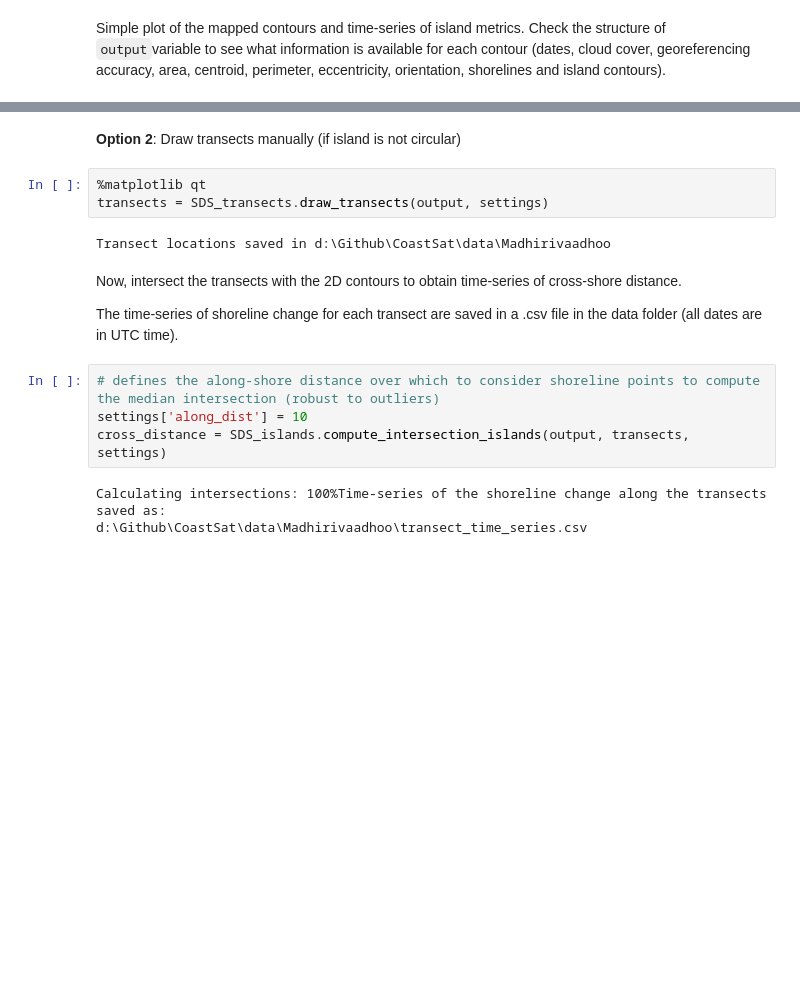
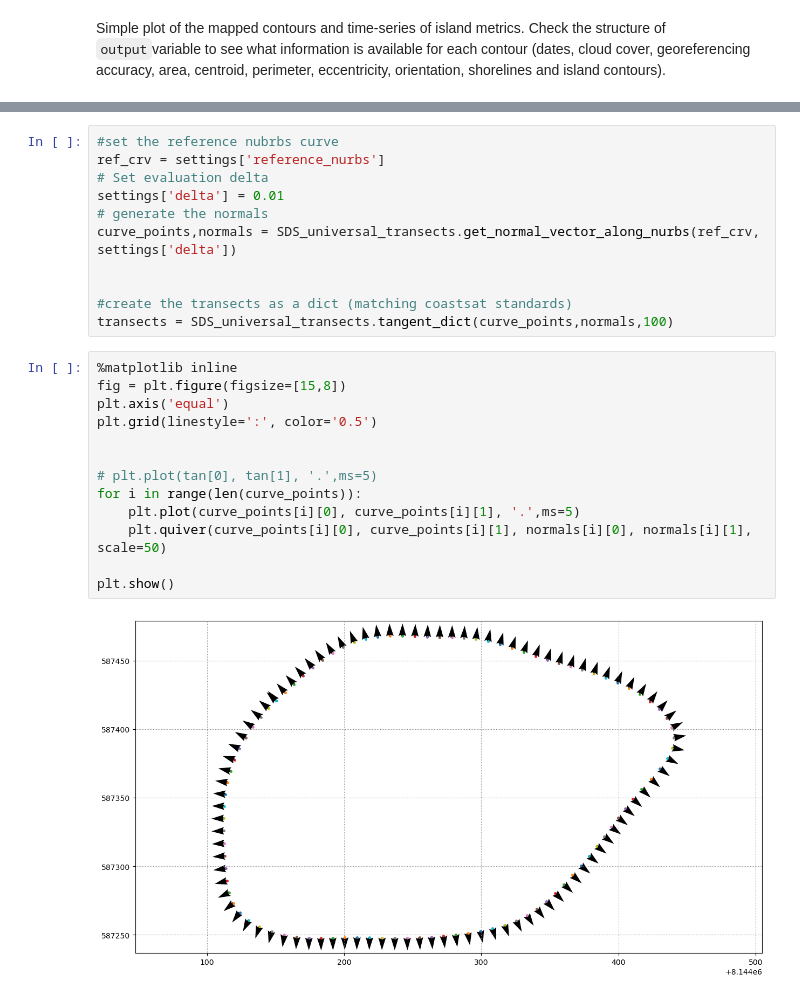
Before and after one commit to Wzesk/CoastSat, a Jupyter notebook: Madhirivaadhoo_island.ipynb, the cells around one changed output, grey strips where cells are left out. Drawn from its saved outputs; the diff is of its cells as text; blank space fills up the shorter version.

```diff
--- a/Madhirivaadhoo_island.ipynb
+++ b/Madhirivaadhoo_island.ipynb
@@ -236,18 +171,26 @@ plt.plot(settings['island_center'][0],settings['island_center'][1],'ro')
-# %% [markdown]
-**Option 2**: Draw transects manually (if island is not circular)
-# %%
-%matplotlib qt
-transects = SDS_transects.draw_transects(output, settings)
-# %% [output]
-Transect locations saved in d:\Github\CoastSat\data\Madhirivaadhoo
-# %% [markdown]
-Now, intersect the transects with the 2D contours to obtain time-series of cross-shore distance.
-
-The time-series of shoreline change for each transect are saved in a .csv file in the data folder (all dates are in UTC time).
-# %%
-# defines the along-shore distance over which to consider shoreline points to compute the median intersection (robust to outliers)
-settings['along_dist'] = 10
-cross_distance = SDS_islands.compute_intersection_islands(output, transects, settings)
-# %% [output]
-Calculating intersections: 100%Time-series of the shoreline change along the transects saved as:
-d:\Github\CoastSat\data\Madhirivaadhoo\transect_time_series.csv
+# %%
+#set the reference nubrbs curve
+ref_crv = settings['reference_nurbs']
+# Set evaluation delta
+settings['delta'] = 0.01
+# generate the normals
+curve_points,normals = SDS_universal_transects.get_normal_vector_along_nurbs(ref_crv, settings['delta'])
+
+
+#create the transects as a dict (matching coastsat standards)
+transects = SDS_universal_transects.tangent_dict(curve_points,normals,100)
+# %%
+%matplotlib inline
+fig = plt.figure(figsize=[15,8])
+plt.axis('equal')
+plt.grid(linestyle=':', color='0.5')
+
+
+# plt.plot(tan[0], tan[1], '.',ms=5)
+for i in range(len(curve_points)):
+    plt.plot(curve_points[i][0], curve_points[i][1], '.',ms=5)
+    plt.quiver(curve_points[i][0], curve_points[i][1], normals[i][0], normals[i][1], scale=50)
+
+plt.show()
+# %% [output]
+[figure, added]
```
Also changed, not shown: parts of 22 cells of this notebook, 9 other files.
